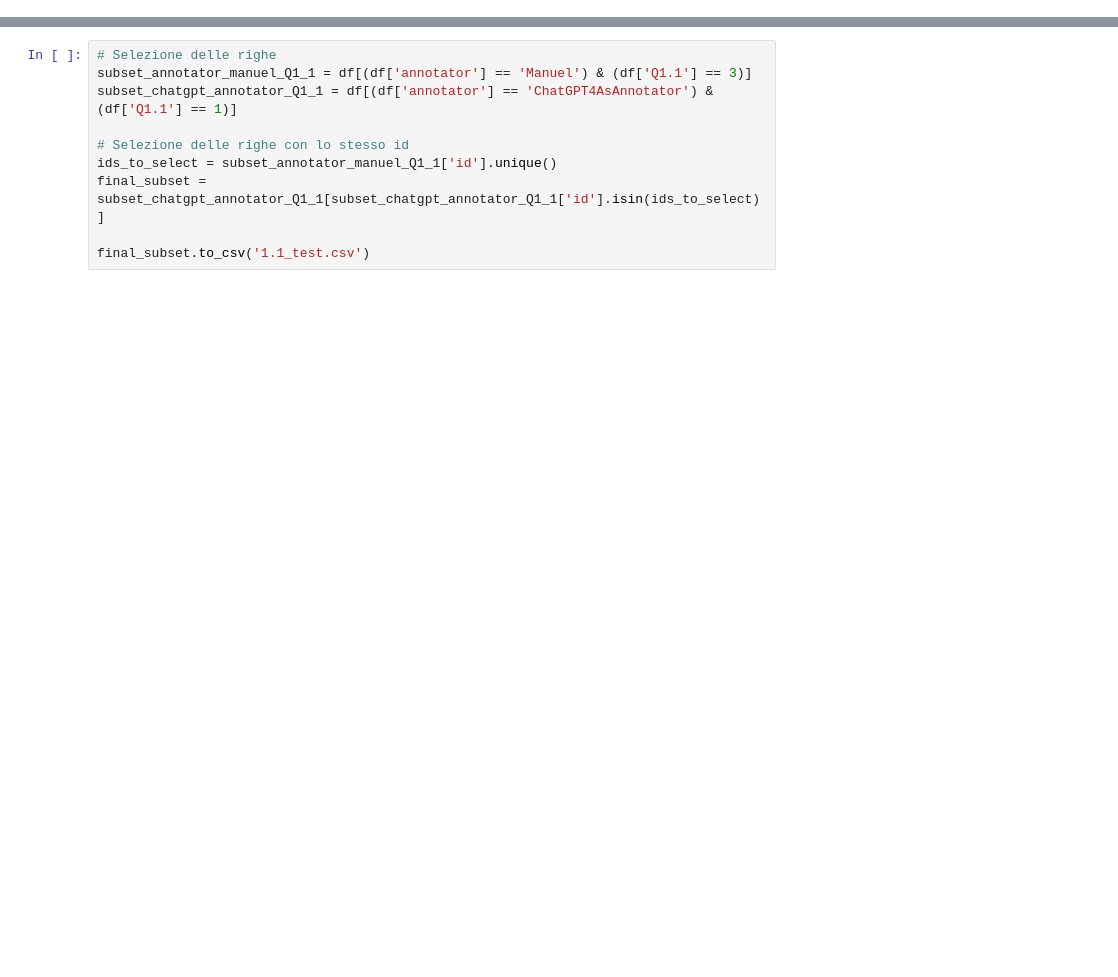
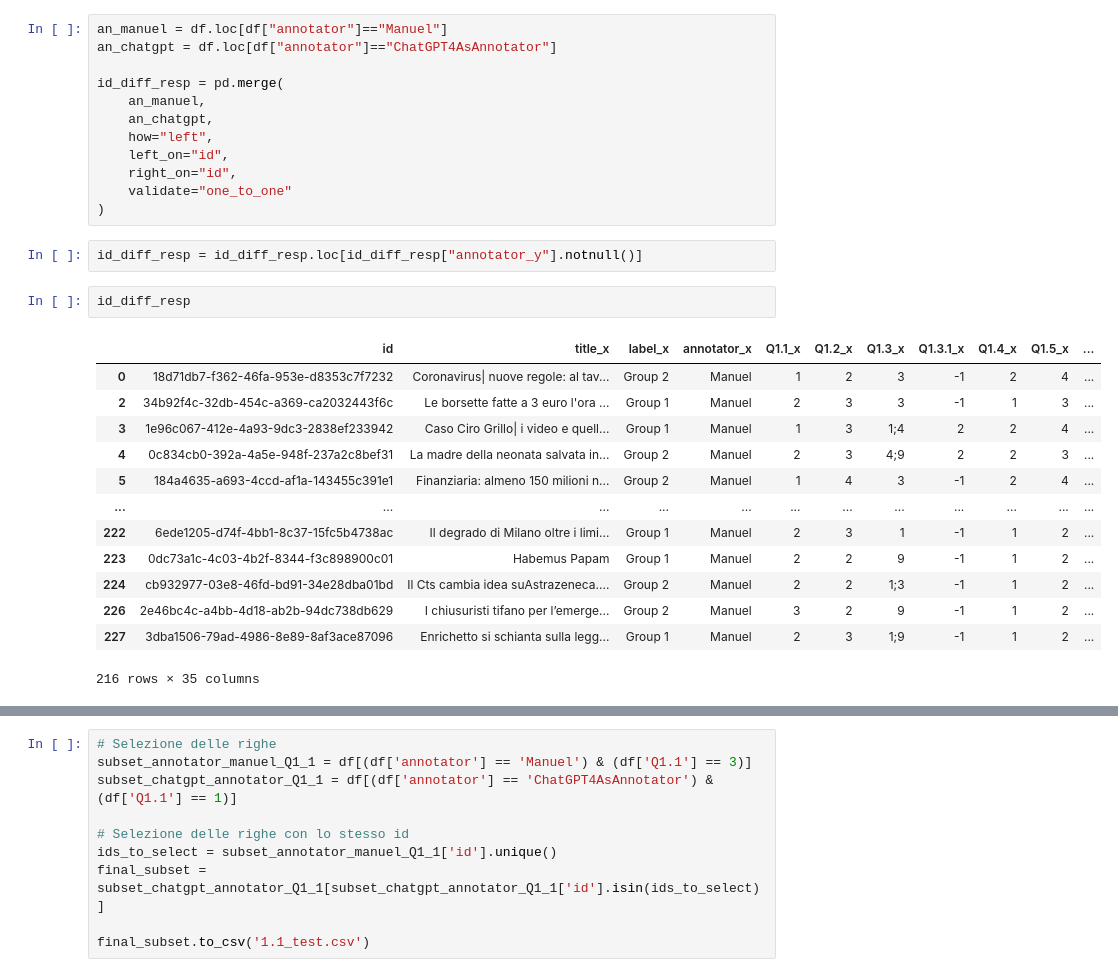
Before and after one commit to bianchi-john/ChatGPTAsAnnotator, a Jupyter notebook: Code/Other/datasetQuickCheck.ipynb, the cells around one changed output, grey strips where cells are left out. Drawn from its saved outputs; the diff is of its cells as text; blank space fills up the shorter version.

```diff
--- a/Code/Other/datasetQuickCheck.ipynb
+++ b/Code/Other/datasetQuickCheck.ipynb
@@ -20,0 +21,30 @@ df
+# %%
+an_manuel = df.loc[df["annotator"]=="Manuel"]
+an_chatgpt = df.loc[df["annotator"]=="ChatGPT4AsAnnotator"]
+
+id_diff_resp = pd.merge(
+    an_manuel,
+    an_chatgpt,
+    how="left",
+    left_on="id",
+    right_on="id",
+    validate="one_to_one"
+)
+# %%
+id_diff_resp = id_diff_resp.loc[id_diff_resp["annotator_y"].notnull()]
+# %%
+id_diff_resp
+# %% [output]
+|  | id | title_x | label_x | annotator_x | Q1.1_x | Q1.2_x | Q1.3_x | Q1.3.1_x | Q1.4_x | Q1.5_x | ... |
+| 0 | 18d71db7-f362-46fa-953e-d8353c7f7232 | Coronavirus| nuove regole: al tav... | Group 2 | Manuel | 1 | 2 | 3 | -1 | 2 | 4 | ... |
+| 2 | 34b92f4c-32db-454c-a369-ca2032443f6c | Le borsette fatte a 3 euro l'ora ... | Group 1 | Manuel | 2 | 3 | 3 | -1 | 1 | 3 | ... |
+| 3 | 1e96c067-412e-4a93-9dc3-2838ef233942 | Caso Ciro Grillo| i video e quell... | Group 1 | Manuel | 1 | 3 | 1;4 | 2 | 2 | 4 | ... |
+| 4 | 0c834cb0-392a-4a5e-948f-237a2c8bef31 | La madre della neonata salvata in... | Group 2 | Manuel | 2 | 3 | 4;9 | 2 | 2 | 3 | ... |
+| 5 | 184a4635-a693-4ccd-af1a-143455c391e1 | Finanziaria: almeno 150 milioni n... | Group 2 | Manuel | 1 | 4 | 3 | -1 | 2 | 4 | ... |
+| ... | ... | ... | ... | ... | ... | ... | ... | ... | ... | ... | ... |
+| 222 | 6ede1205-d74f-4bb1-8c37-15fc5b4738ac | Il degrado di Milano oltre i limi... | Group 1 | Manuel | 2 | 3 | 1 | -1 | 1 | 2 | ... |
+| 223 | 0dc73a1c-4c03-4b2f-8344-f3c898900c01 | Habemus Papam | Group 1 | Manuel | 2 | 2 | 9 | -1 | 1 | 2 | ... |
+| 224 | cb932977-03e8-46fd-bd91-34e28dba01bd | Il Cts cambia idea suAstrazeneca.... | Group 2 | Manuel | 2 | 2 | 1;3 | -1 | 1 | 2 | ... |
+| 226 | 2e46bc4c-a4bb-4d18-ab2b-94dc738db629 | I chiusuristi tifano per l’emerge... | Group 2 | Manuel | 3 | 2 | 9 | -1 | 1 | 2 | ... |
+| 227 | 3dba1506-79ad-4986-8e89-8af3ace87096 | Enrichetto si schianta sulla legg... | Group 1 | Manuel | 2 | 3 | 1;9 | -1 | 1 | 2 | ... |
+216 rows × 35 columns
```
Also changed, not shown: parts of 5 cells of this notebook, 2 other files.
